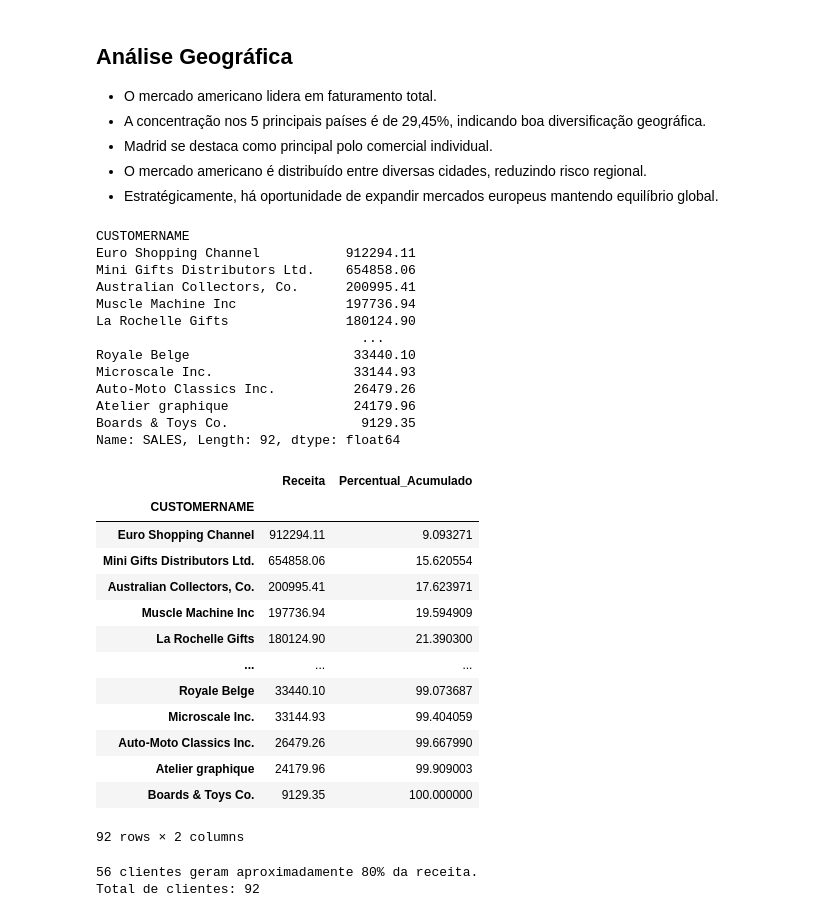
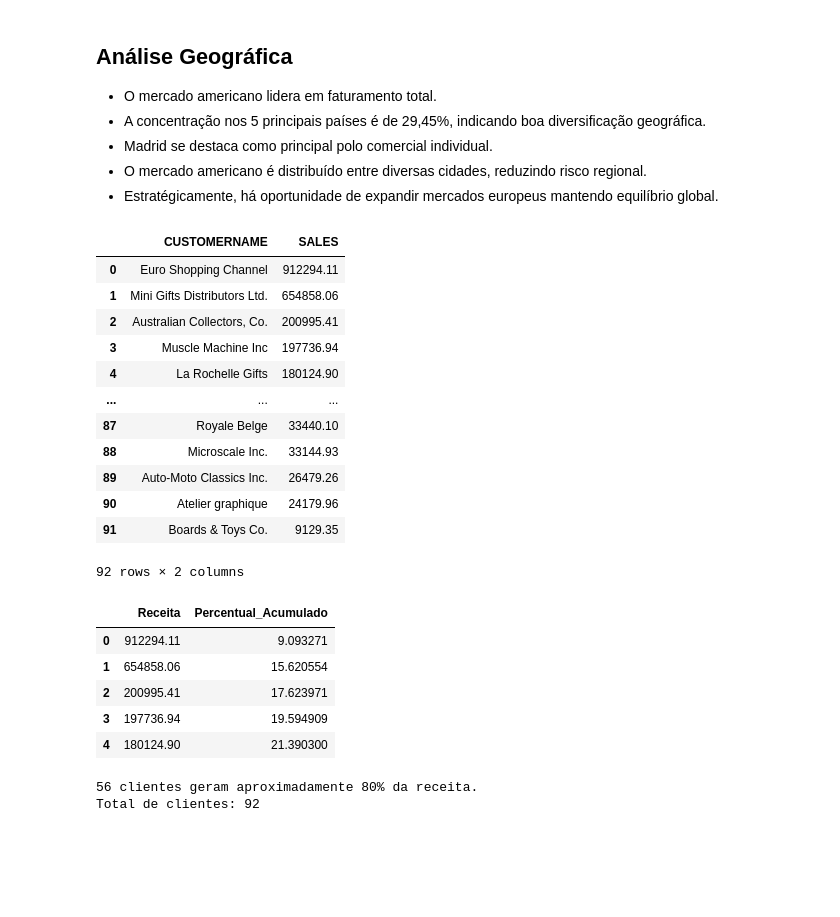
Before and after one commit to Jorge-print/data-portfolio-jorge, a Jupyter notebook: vendas/notebooks/analise_vendas.ipynb, the cells around one changed output. Drawn from its saved outputs; the diff is of its cells as text; code cells hidden in the pictures; blank space fills up the shorter version.

```diff
--- a/vendas/notebooks/analise_vendas.ipynb
+++ b/vendas/notebooks/analise_vendas.ipynb
@@ -389,50 +389,43 @@ Name: SALES, dtype: float64
 
 receita_cliente = (df.groupby("CUSTOMERNAME")["SALES"]
                    .sum()
-                   .sort_values(ascending=False))
+                   .sort_values(ascending=False)
+                   .reset_index())
 
 receita_cliente.head(92)
 # %% [output]
+|  | CUSTOMERNAME | SALES |
+| 0 | Euro Shopping Channel | 912294.11 |
+| 1 | Mini Gifts Distributors Ltd. | 654858.06 |
+| 2 | Australian Collectors, Co. | 200995.41 |
+| 3 | Muscle Machine Inc | 197736.94 |
+| 4 | La Rochelle Gifts | 180124.90 |
+| ... | ... | ... |
+| 87 | Royale Belge | 33440.10 |
+| 88 | Microscale Inc. | 33144.93 |
+| 89 | Auto-Moto Classics Inc. | 26479.26 |
+| 90 | Atelier graphique | 24179.96 |
+| 91 | Boards & Toys Co. | 9129.35 |
-CUSTOMERNAME
-Euro Shopping Channel           912294.11
-Mini Gifts Distributors Ltd.    654858.06
-Australian Collectors, Co.      200995.41
-Muscle Machine Inc              197736.94
-La Rochelle Gifts               180124.90
-                                  ...
-Royale Belge                     33440.10
-Microscale Inc.                  33144.93
-Auto-Moto Classics Inc.          26479.26
-Atelier graphique                24179.96
-Boards & Toys Co.                 9129.35
-Name: SALES, Length: 92, dtype: float64
+92 rows × 2 columns
 # %%
 #Percentual acumulado dos clientes
 
-receita_acumulada = receita_cliente.cumsum()
-percentual_acumulado = receita_acumulada / receita_cliente.sum() * 100
+receita_acumulada = receita_cliente["SALES"].cumsum()
+percentual_acumulado = receita_acumulada / receita_cliente["SALES"].sum() * 100
 
 pareto_df = pd.DataFrame({
-    "Receita": receita_cliente,
+    "Receita": receita_cliente['SALES'],
     "Percentual_Acumulado": percentual_acumulado
 })
 
-pareto_df.head(92)
+pareto_df.head()
 # %% [output]
 |  | Receita | Percentual_Acumulado |
-| CUSTOMERNAME |  |  |
-| Euro Shopping Channel | 912294.11 | 9.093271 |
-| Mini Gifts Distributors Ltd. | 654858.06 | 15.620554 |
-| Australian Collectors, Co. | 200995.41 | 17.623971 |
-| Muscle Machine Inc | 197736.94 | 19.594909 |
-| La Rochelle Gifts | 180124.90 | 21.390300 |
-| ... | ... | ... |
-| Royale Belge | 33440.10 | 99.073687 |
-| Microscale Inc. | 33144.93 | 99.404059 |
-| Auto-Moto Classics Inc. | 26479.26 | 99.667990 |
-| Atelier graphique | 24179.96 | 99.909003 |
-| Boards & Toys Co. | 9129.35 | 100.000000 |
+| 0 | 912294.11 | 9.093271 |
+| 1 | 654858.06 | 15.620554 |
+| 2 | 200995.41 | 17.623971 |
+| 3 | 197736.94 | 19.594909 |
+| 4 | 180124.90 | 21.390300 |
-92 rows × 2 columns
 # %%
 clientes_80 = pareto_df[pareto_df["Percentual_Acumulado"] <= 80]
 
```
Also changed, not shown: parts of 3 cells of this notebook.
